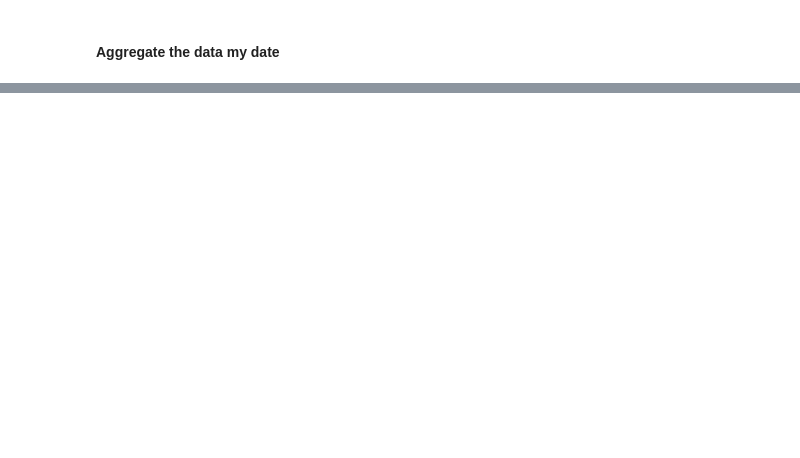
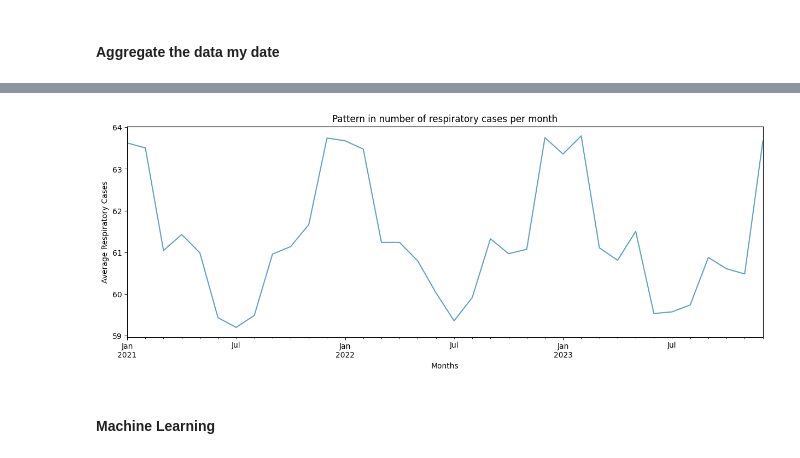
Before and after one commit to Don-Alvin/air_pollution, a Jupyter notebook: air_pollution_analysis.ipynb, the cells around one changed output, grey strips where cells are left out. Saved outputs shown, nothing was run; the diff lists cells and outputs as text; code cells hidden in the pictures; blank space fills up the shorter version.

```diff
--- a/air_pollution_analysis.ipynb
+++ b/air_pollution_analysis.ipynb
@@ -215,0 +316,11 @@ daily_agg['season'] = daily_agg['month'].apply(is_harmattan)
+# %%
+plt.figure(figsize=(15, 5))
+daily_agg.groupby(pd.Grouper(key='date', freq='ME'))['respiratory_cases'].mean().plot(alpha=0.7)
+plt.title('Pattern in number of respiratory cases per month')
+plt.ylabel('Average Respiratory Cases')
+plt.xlabel('Months')
+plt.show()
+# %% [output]
+[figure, added]
+# %% [markdown]
+#### Machine Learning
```
Also changed, not shown: parts of 16 cells of this notebook.
